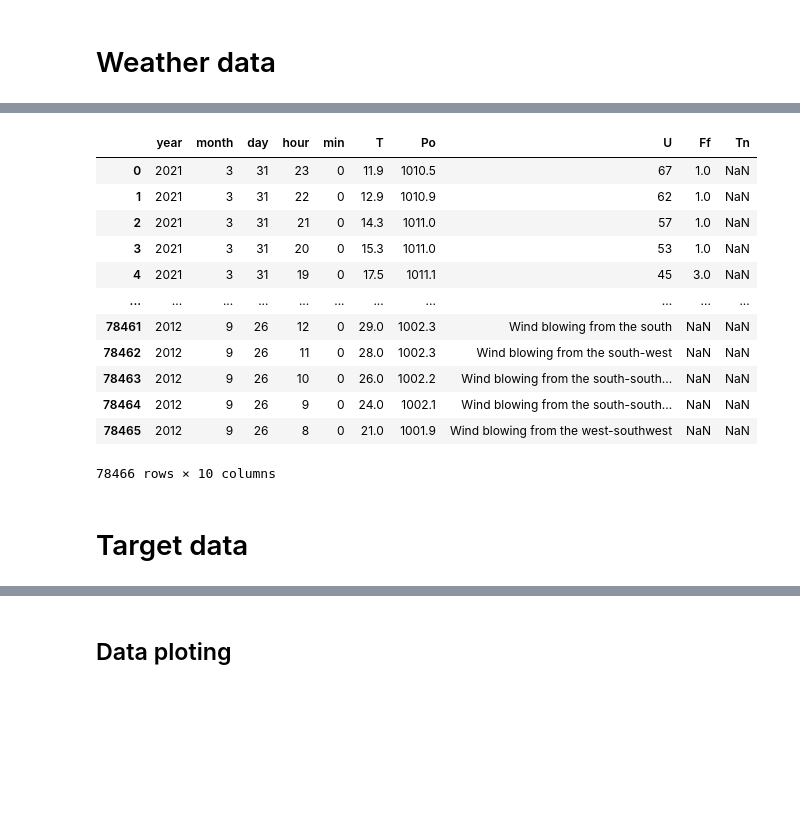
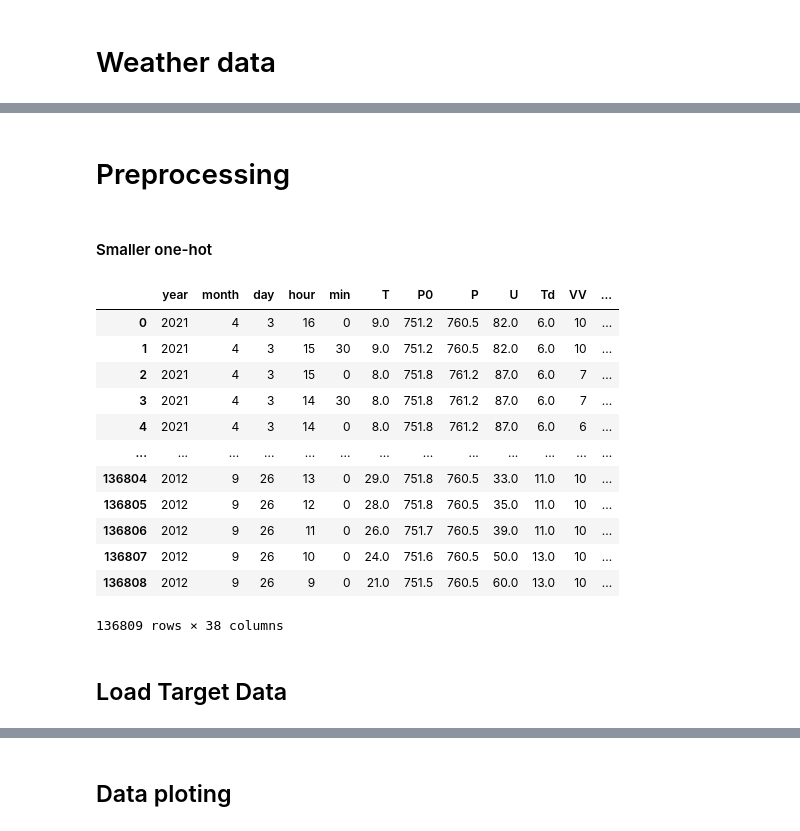
Before and after one commit to basicskill/matf-hackathon, a Jupyter notebook: model/Data Visualization.ipynb, the cells around one changed output, grey strips where cells are left out. Drawn from its saved outputs; the diff is of its cells as text; code cells hidden in the pictures; blank space fills up the shorter version.

```diff
--- a/model/Data Visualization.ipynb
+++ b/model/Data Visualization.ipynb
@@ -107,3 +30,5 @@ data_frame.to_csv('Fixed Weather Data.csv')
+# %% [markdown]
+# Preprocessing
 # %%
 def datetime2ymd(in_df, out_df):
     out_df["year"]  = in_df["DateTime"].astype(str).str[:4].astype(int)
@@ -127,19 +53,3 @@ clean_data = datetime2dmy(data_frame, clean_data)
 # %%
-copy_columns = ["T", "Po", "U", "Ff", "Tn"]
-clean_data[copy_columns] = data_frame[copy_columns]
+copy_columns = ["T", "P0", "P", "U", "Td"]
+weather_data[copy_columns] = raw_data[copy_columns]
-# %%
-clean_data
-# %% [output]
-|  | year | month | day | hour | min | T | Po | U | Ff | Tn |
-| 0 | 2021 | 3 | 31 | 23 | 0 | 11.9 | 1010.5 | 67 | 1.0 | NaN |
-| 1 | 2021 | 3 | 31 | 22 | 0 | 12.9 | 1010.9 | 62 | 1.0 | NaN |
-| 2 | 2021 | 3 | 31 | 21 | 0 | 14.3 | 1011.0 | 57 | 1.0 | NaN |
-| 3 | 2021 | 3 | 31 | 20 | 0 | 15.3 | 1011.0 | 53 | 1.0 | NaN |
-| 4 | 2021 | 3 | 31 | 19 | 0 | 17.5 | 1011.1 | 45 | 3.0 | NaN |
-| ... | ... | ... | ... | ... | ... | ... | ... | ... | ... | ... |
-| 78461 | 2012 | 9 | 26 | 12 | 0 | 29.0 | 1002.3 | Wind blowing from the south | NaN | NaN |
-| 78462 | 2012 | 9 | 26 | 11 | 0 | 28.0 | 1002.3 | Wind blowing from the south-west | NaN | NaN |
-| 78463 | 2012 | 9 | 26 | 10 | 0 | 26.0 | 1002.2 | Wind blowing from the south-south... | NaN | NaN |
-| 78464 | 2012 | 9 | 26 | 9 | 0 | 24.0 | 1002.1 | Wind blowing from the south-south... | NaN | NaN |
-| 78465 | 2012 | 9 | 26 | 8 | 0 | 21.0 | 1001.9 | Wind blowing from the west-southwest | NaN | NaN |
-78466 rows × 10 columns
@@ -145,0 +59,2 @@ clean_data
+# %% [markdown]
+#### Smaller one-hot
@@ -146,5 +75,21 @@ clean_data
+# %%
+weather_data
+# %% [output]
+|  | year | month | day | hour | min | T | P0 | P | U | Td | VV | ... |
+| 0 | 2021 | 4 | 3 | 16 | 0 | 9.0 | 751.2 | 760.5 | 82.0 | 6.0 | 10 | ... |
+| 1 | 2021 | 4 | 3 | 15 | 30 | 9.0 | 751.2 | 760.5 | 82.0 | 6.0 | 10 | ... |
+| 2 | 2021 | 4 | 3 | 15 | 0 | 8.0 | 751.8 | 761.2 | 87.0 | 6.0 | 7 | ... |
+| 3 | 2021 | 4 | 3 | 14 | 30 | 8.0 | 751.8 | 761.2 | 87.0 | 6.0 | 7 | ... |
+| 4 | 2021 | 4 | 3 | 14 | 0 | 8.0 | 751.8 | 761.2 | 87.0 | 6.0 | 6 | ... |
+| ... | ... | ... | ... | ... | ... | ... | ... | ... | ... | ... | ... | ... |
+| 136804 | 2012 | 9 | 26 | 13 | 0 | 29.0 | 751.8 | 760.5 | 33.0 | 11.0 | 10 | ... |
+| 136805 | 2012 | 9 | 26 | 12 | 0 | 28.0 | 751.8 | 760.5 | 35.0 | 11.0 | 10 | ... |
+| 136806 | 2012 | 9 | 26 | 11 | 0 | 26.0 | 751.7 | 760.5 | 39.0 | 11.0 | 10 | ... |
+| 136807 | 2012 | 9 | 26 | 10 | 0 | 24.0 | 751.6 | 760.5 | 50.0 | 13.0 | 10 | ... |
+| 136808 | 2012 | 9 | 26 | 9 | 0 | 21.0 | 751.5 | 760.5 | 60.0 | 13.0 | 10 | ... |
+136809 rows × 38 columns
 # %% [markdown]
-# Target data
+## Load Target Data
 # %%
 target_df = pd.read_csv("MATF_Hackathon_2021/SviPodaci_mStanica_BeogradNBG.csv")
 clean_target = pd.DataFrame()
```
Also changed, not shown: parts of 28 cells of this notebook, 1 other file.
